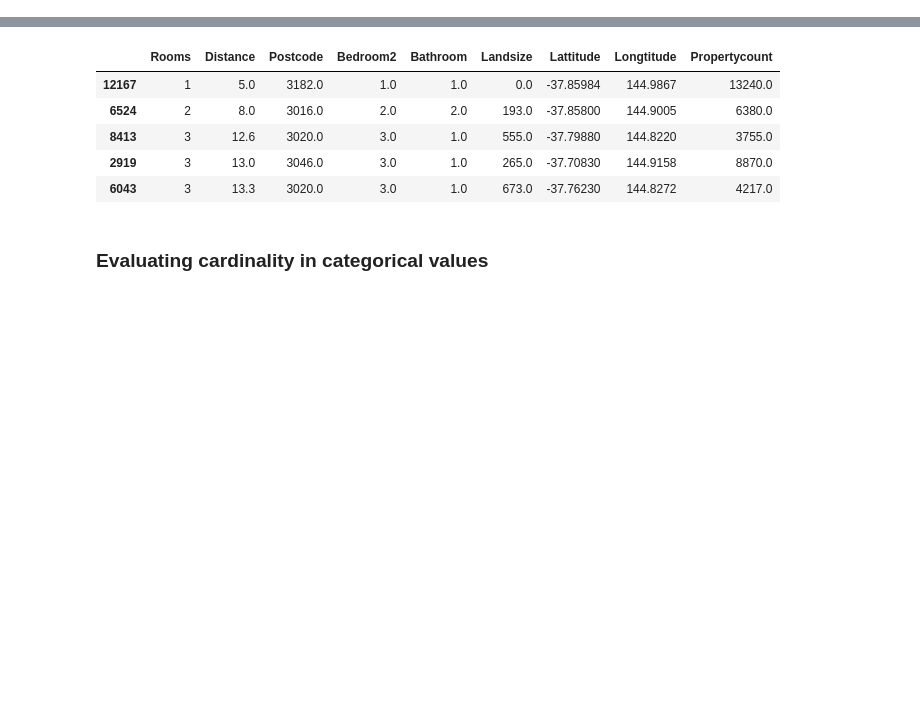
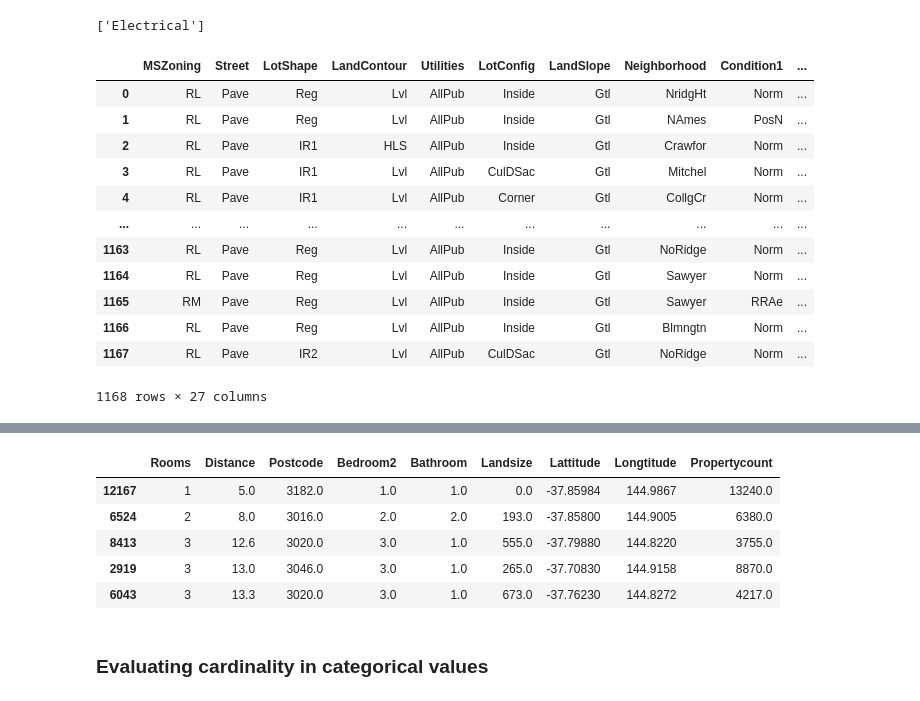
Before and after one commit to macmle45/ML-Intermediate, a Jupyter notebook: 03. Categorical Variables.ipynb, the cells around one changed output, grey strips where cells are left out. Saved outputs shown, nothing was run; the diff lists cells and outputs as text; code cells hidden in the pictures; blank space fills up the shorter version.

```diff
--- a/03. Categorical Variables.ipynb
+++ b/03. Categorical Variables.ipynb
@@ -72,0 +75,41 @@ X_train_proc.to_csv('Data/X_train_proc.csv')
+# %%
+# retrieves categorical columns with missing values
+train_cat_cols_missing = [col_t for col_t in X_train_cat.columns if
+                 X_train_cat[col_t].isnull().any()]
+
+valid_cat_cols_missing = [col_v for col_v in X_valid_cat.columns if
+                 X_valid_cat[col_v].isnull().any()]
+
+# print(len(train_cat_cols_missing), len(valid_cat_cols_missing), sep='\n')
+
+t_cat_miss = train_cat_cols_missing.copy()
+
+for t in train_cat_cols_missing:
+    for v in valid_cat_cols_missing:
+        if t == v:
+            del t_cat_miss[t_cat_miss.index(t)]
+
+print(t_cat_miss)
+
+# creates dataset of categorical columns without missing values
+# X_cat_full = X_cat[cat_cols_full]
+# %% [output]
+['Electrical']
+# %%
+# prepares dataset of categorical columns to concatenation
+# reset index
+X_cat_full.reset_index(drop=True)
+# %% [output]
+|  | MSZoning | Street | LotShape | LandContour | Utilities | LotConfig | LandSlope | Neighborhood | Condition1 | ... |
+| 0 | RL | Pave | Reg | Lvl | AllPub | Inside | Gtl | NridgHt | Norm | ... |
+| 1 | RL | Pave | Reg | Lvl | AllPub | Inside | Gtl | NAmes | PosN | ... |
+| 2 | RL | Pave | IR1 | HLS | AllPub | Inside | Gtl | Crawfor | Norm | ... |
+| 3 | RL | Pave | IR1 | Lvl | AllPub | CulDSac | Gtl | Mitchel | Norm | ... |
+| 4 | RL | Pave | IR1 | Lvl | AllPub | Corner | Gtl | CollgCr | Norm | ... |
+| ... | ... | ... | ... | ... | ... | ... | ... | ... | ... | ... |
+| 1163 | RL | Pave | Reg | Lvl | AllPub | Inside | Gtl | NoRidge | Norm | ... |
+| 1164 | RL | Pave | Reg | Lvl | AllPub | Inside | Gtl | Sawyer | Norm | ... |
+| 1165 | RM | Pave | Reg | Lvl | AllPub | Inside | Gtl | Sawyer | RRAe | ... |
+| 1166 | RL | Pave | Reg | Lvl | AllPub | Inside | Gtl | Blmngtn | Norm | ... |
+| 1167 | RL | Pave | IR2 | Lvl | AllPub | CulDSac | Gtl | NoRidge | Norm | ... |
+1168 rows × 27 columns
```
Also changed, not shown: parts of 11 cells of this notebook.
